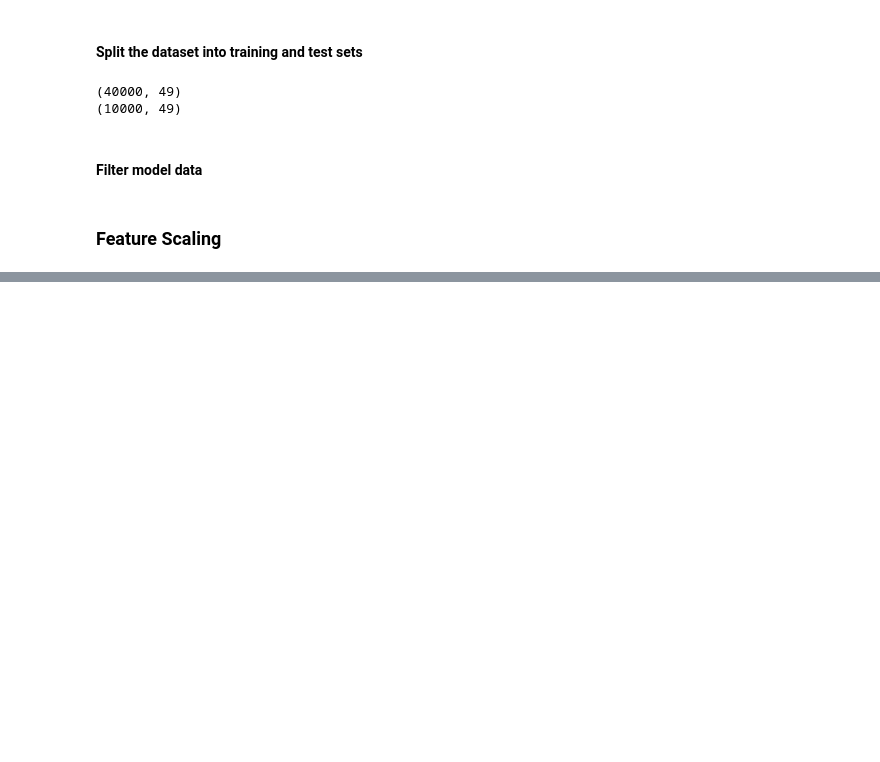
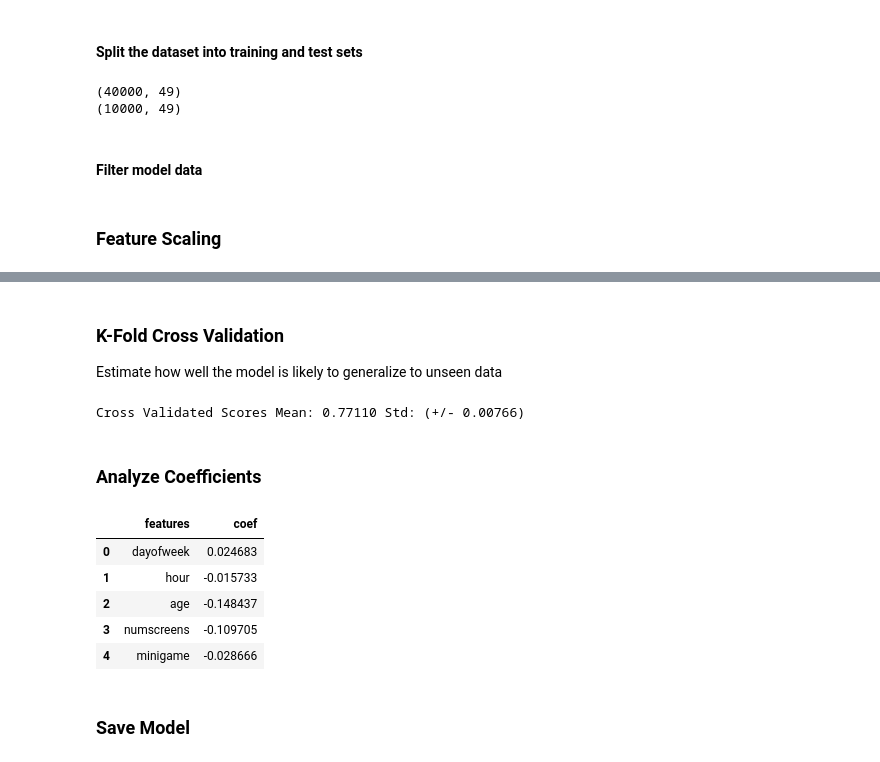
Before and after one commit to c-grigsby/ml-fintech-case-studies, a Jupyter notebook: directing-user-subscriptions/notebooks/directing-user-subscriptions_model.ipynb, the cells around one changed output, grey strips where cells are left out. Drawn from its saved outputs; the diff is of its cells as text; code cells hidden in the pictures; blank space fills up the shorter version.

```diff
--- a/directing-user-subscriptions/notebooks/directing-user-subscriptions_model.ipynb
+++ b/directing-user-subscriptions/notebooks/directing-user-subscriptions_model.ipynb
@@ -77,0 +125,32 @@ X_test = X_test2
+# %% [markdown]
+### K-Fold Cross Validation
+
+Estimate how well the model is likely to generalize to unseen data
+# %%
+from sklearn.model_selection import cross_val_score
+
+# Perform k-fold cross-validation, here with 10 folds
+accuracies = cross_val_score(estimator = model, X = X_train, y = y_train, cv = 10)
+
+print("Cross Validated Scores Mean: %0.5f Std: (+/- %0.5f)" % (accuracies.mean(), accuracies.std() * 2))
+# %% [output]
+Cross Validated Scores Mean: 0.77110 Std: (+/- 0.00766)
+# %% [markdown]
+### Analyze Coefficients
+# %%
+# Analyze model coefficients
+coefficients = pd.concat([pd.DataFrame(df_users.drop(columns = 'user').columns, columns = ["features"]),
+           pd.DataFrame(np.transpose(model.coef_), columns = ["coef"])
+           ],axis = 1)
+
+# Display (adjust to view all)
+coefficients.head()
+# %% [output]
+|  | features | coef |
+| 0 | dayofweek | 0.024683 |
+| 1 | hour | -0.015733 |
+| 2 | age | -0.148437 |
+| 3 | numscreens | -0.109705 |
+| 4 | minigame | -0.028666 |
+# %% [markdown]
+### Save Model
```
Also changed, not shown: parts of 6 cells of this notebook, 1 other file.
